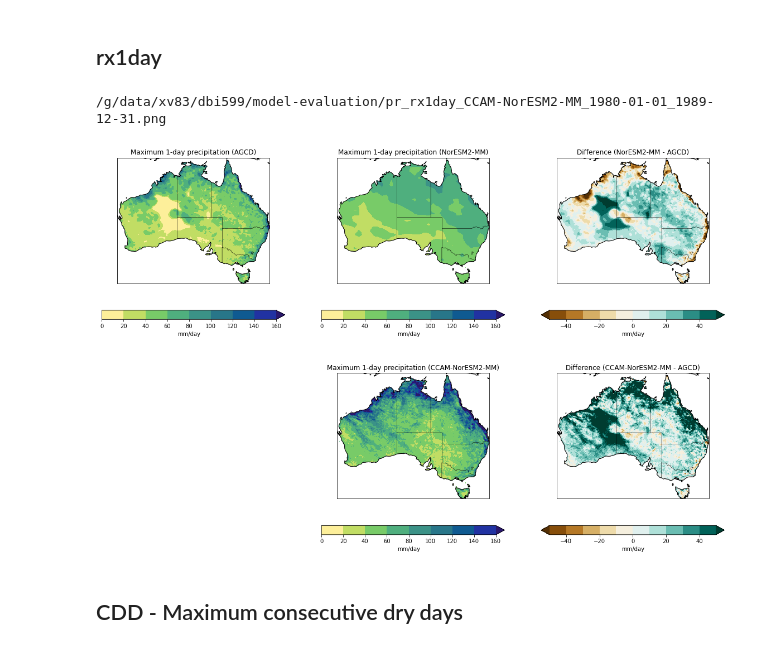
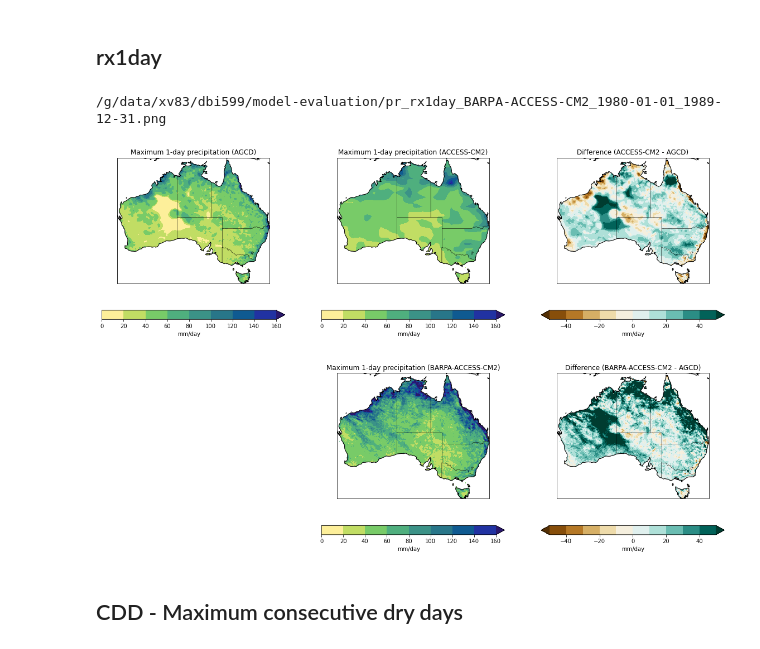
Before and after one commit to AusClimateService/model-evaluation, a Jupyter notebook: pr_extremes.ipynb, the cells around one changed output. Cells and saved outputs as stored; diff of their text form; code cells hidden in the pictures.

```diff
--- a/pr_extremes.ipynb
+++ b/pr_extremes.ipynb
@@ -64,34 +64,34 @@ def read_data(infile, regrid=False, time_bounds=None):
 # %%
 rx1day_files['AGCD'] = '/g/data/xv83/dbi599/indices/rx1day_year_AGCD_v1_r005_1900-2021.nc'
 rx1day_files['ACCESS-CM2'] = '/g/data/xv83/dbi599/indices/rx1day_year_ACCESS-CM2_historical_r4i1p1f1_gn_1850-2014.nc'
-rx1day_files['NorESM2-MM'] = '/g/data/xv83/dbi599/indices/rx1day_year_NorESM2-MM_historical_r1i1p1f1_gn_1850-2014.nc'
+#rx1day_files['NorESM2-MM'] = '/g/data/xv83/dbi599/indices/rx1day_year_NorESM2-MM_historical_r1i1p1f1_gn_1850-2014.nc'
 rx1day_files['BARPA'] = '/g/data/xv83/dbi599/indices/rx1day_year_BOM-BARPA-R-ACCESS-CM2_historical_r4i1p1f1_1980-1989.nc'
 # %%
 rx1day_annual_mean['AGCD'] = read_data(
     rx1day_files['AGCD'], regrid=False, time_bounds=[start_date, end_date]
 )
 # %%
-for model in ['ACCESS-CM2', 'NorESM2-MM', 'BARPA']:
+for model in ['ACCESS-CM2', 'BARPA']:
     rx1day_annual_mean[model] = read_data(
         rx1day_files[model], regrid=rx1day_annual_mean['AGCD'], time_bounds=[start_date, end_date]
     )
 # %%
 plotting.compare_agcd_gcm_rcm(
     rx1day_annual_mean['AGCD']['RX1day'],
-    rx1day_annual_mean['NorESM2-MM']['RX1day'],
+    rx1day_annual_mean['ACCESS-CM2']['RX1day'],
     'pr',
     'rx1day',
-    'NorESM2-MM',
-    'CCAM',
+    'ACCESS-CM2',
+    'BARPA',
     start_date,
     end_date,
     [0, 20, 40, 60, 80, 100, 120, 140, 160],
     [-50, -40, -30, -20, -10, 0, 10, 20, 30, 40, 50],
     rcm_da=rx1day_annual_mean['BARPA']['RX1day'],
 )
 # %% [output]
-/g/data/xv83/dbi599/model-evaluation/pr_rx1day_CCAM-NorESM2-MM_1980-01-01_1989-12-31.png
+/g/data/xv83/dbi599/model-evaluation/pr_rx1day_BARPA-ACCESS-CM2_1980-01-01_1989-12-31.png
-[figure, old version]
+[figure, new version]
 # %% [markdown]
 ## CDD - Maximum consecutive dry days
 # %%
```
Also changed, not shown: parts of 7 cells of this notebook.
